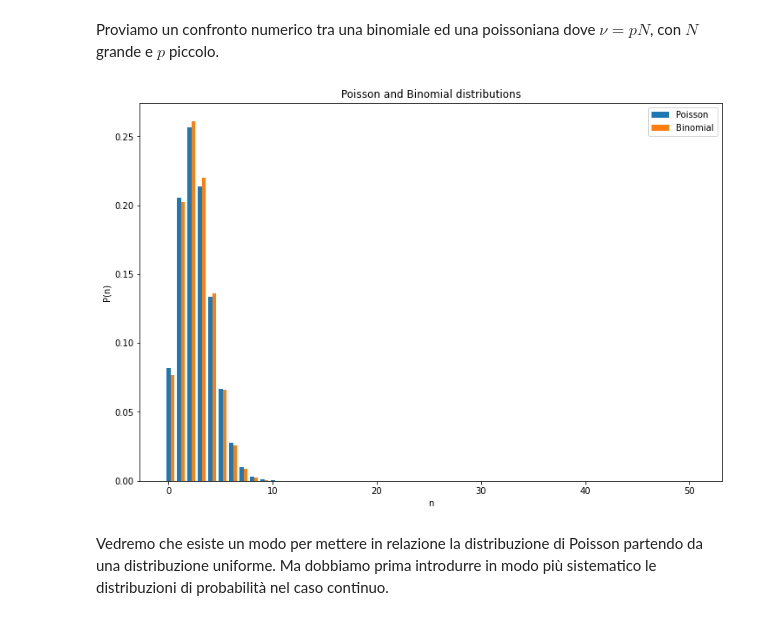
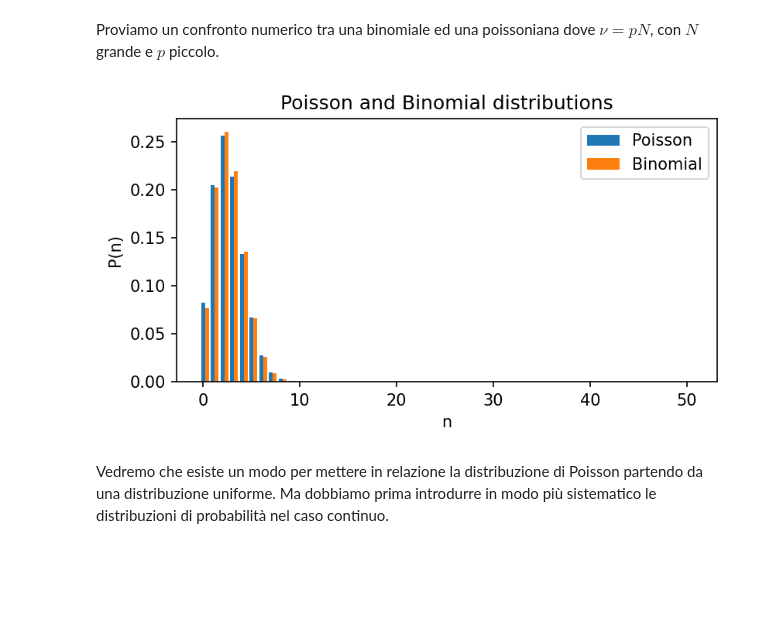
Before and after one commit to lucalista/analisi-dati-2022, a Jupyter notebook: 04.02.00__Alcune_distribuzioni_discrete.ipynb, the cells around one changed output. Cells and saved outputs as stored; diff of their text form; code cells hidden in the pictures; blank space fills up the shorter version.

```diff
--- a/04.02.00__Alcune_distribuzioni_discrete.ipynb
+++ b/04.02.00__Alcune_distribuzioni_discrete.ipynb
@@ -247,24 +253,25 @@ plt.show()
 # %% [markdown]
 Proviamo un confronto numerico tra una binomiale ed una poissoniana dove $\nu=p N$, con $N$ grande e $p$ piccolo.
 # %%
-plt.figure(figsize=(12,8))
+plt.figure(figsize=(6,3), dpi=150)
 p = 0.05
 N = 50
 nu = p*N
 x = np.arange(N+1)
 y1 = [poisson.pmf(n, nu) for n in x]
 y2 = [binom.pmf(n, N, p) for n in x]
 width = 0.4
 plt.bar(x,y1,width,label='Poisson')
 plt.bar(x+width,y2,width,label='Binomial')
 #plt.yscale('log')
 plt.title('Poisson and Binomial distributions')
 plt.xlabel('n')
 plt.ylabel('P(n)')
 plt.legend()
+#plt.yscale('log')
 plt.show()
 # %% [output]
-[figure, old version]
+[figure, new version]
 # %% [markdown]
 Vedremo che esiste un modo per mettere in relazione la distribuzione di Poisson partendo da una distribuzione uniforme.
 Ma dobbiamo prima introdurre in modo più sistematico le distribuzioni di probabilità nel caso continuo.
```
Also changed, not shown: parts of 16 cells of this notebook.
